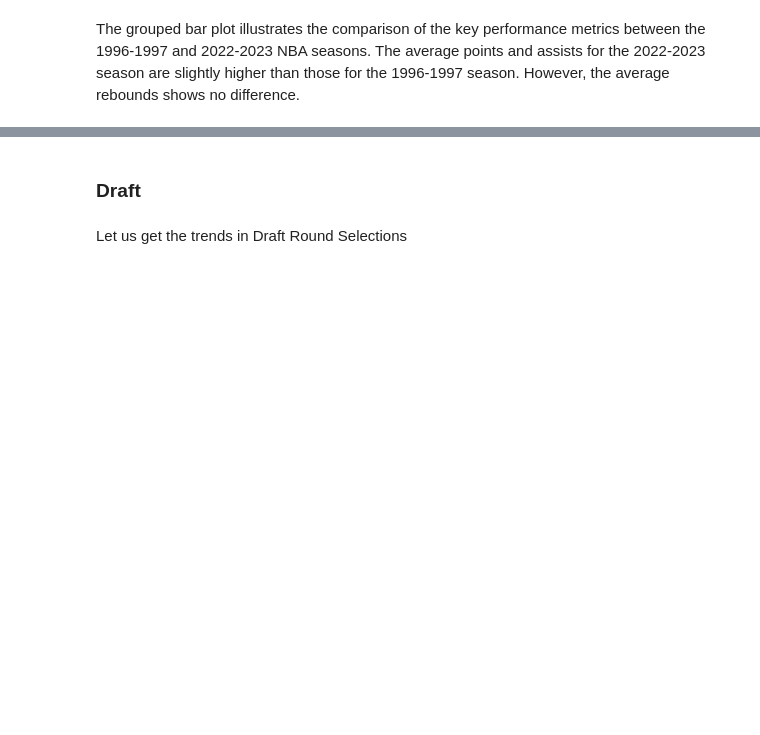
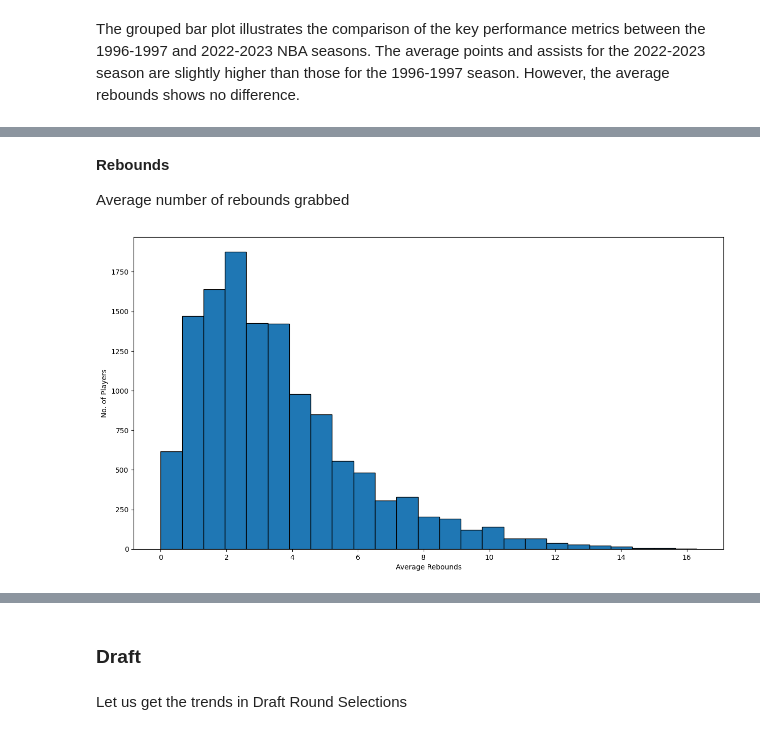
Before and after one commit to R3NZ3L/DATA102_FinalProject, a Jupyter notebook: FinalProject.ipynb, the cells around one changed output, grey strips where cells are left out. Saved outputs shown, nothing was run; the diff lists cells and outputs as text; code cells hidden in the pictures; blank space fills up the shorter version.

```diff
--- a/FinalProject.ipynb
+++ b/FinalProject.ipynb
@@ -386,0 +391,12 @@ TypeError: 'str' object is not callable
+# %% [markdown]
+**Rebounds**
+
+Average number of rebounds grabbed
+# %%
+plt.figure(figsize=(15, 8))
+plt.hist(df['reb'], bins=25, edgecolor='black')
+plt.xlabel("Average Rebounds")
+plt.ylabel("No. of Players")
+plt.show()
+# %% [output]
+[figure, added]
```
Also changed, not shown: parts of 36 cells of this notebook.
